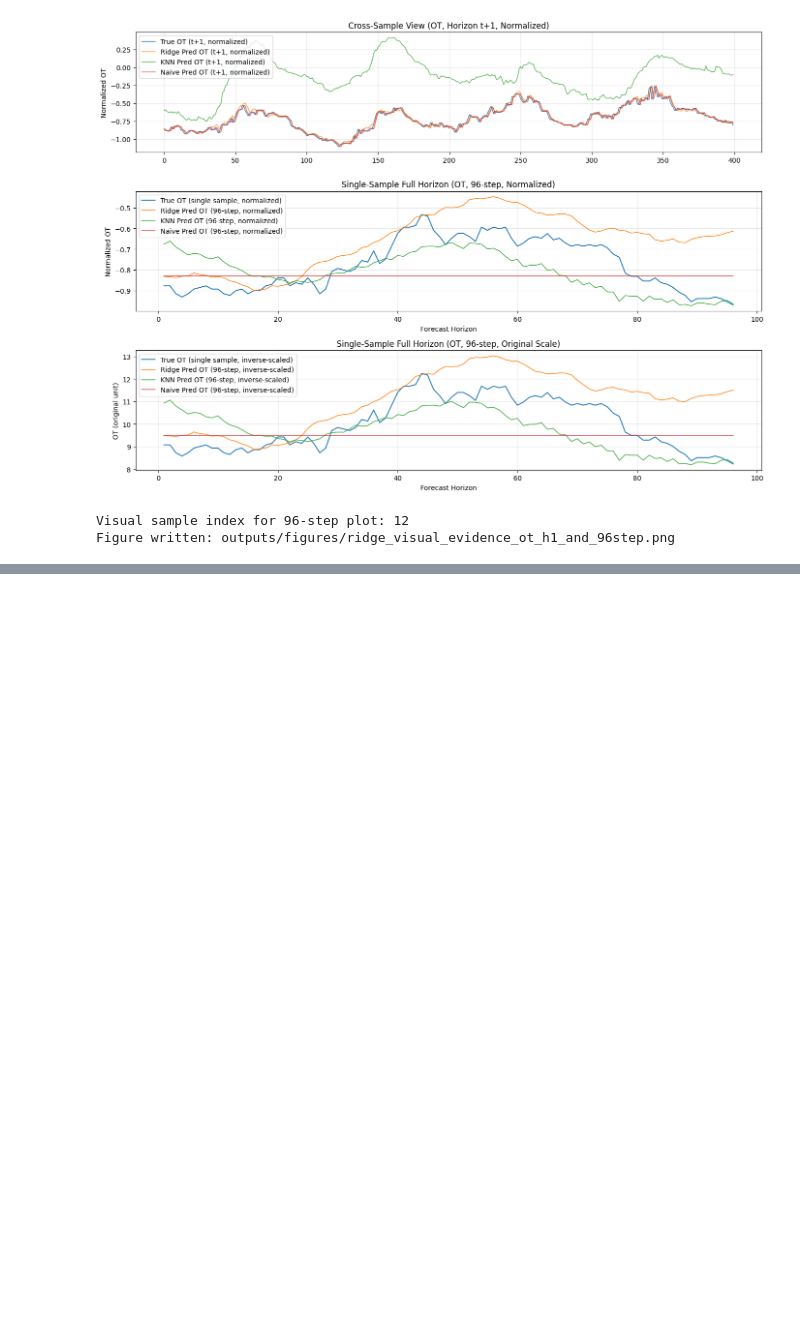
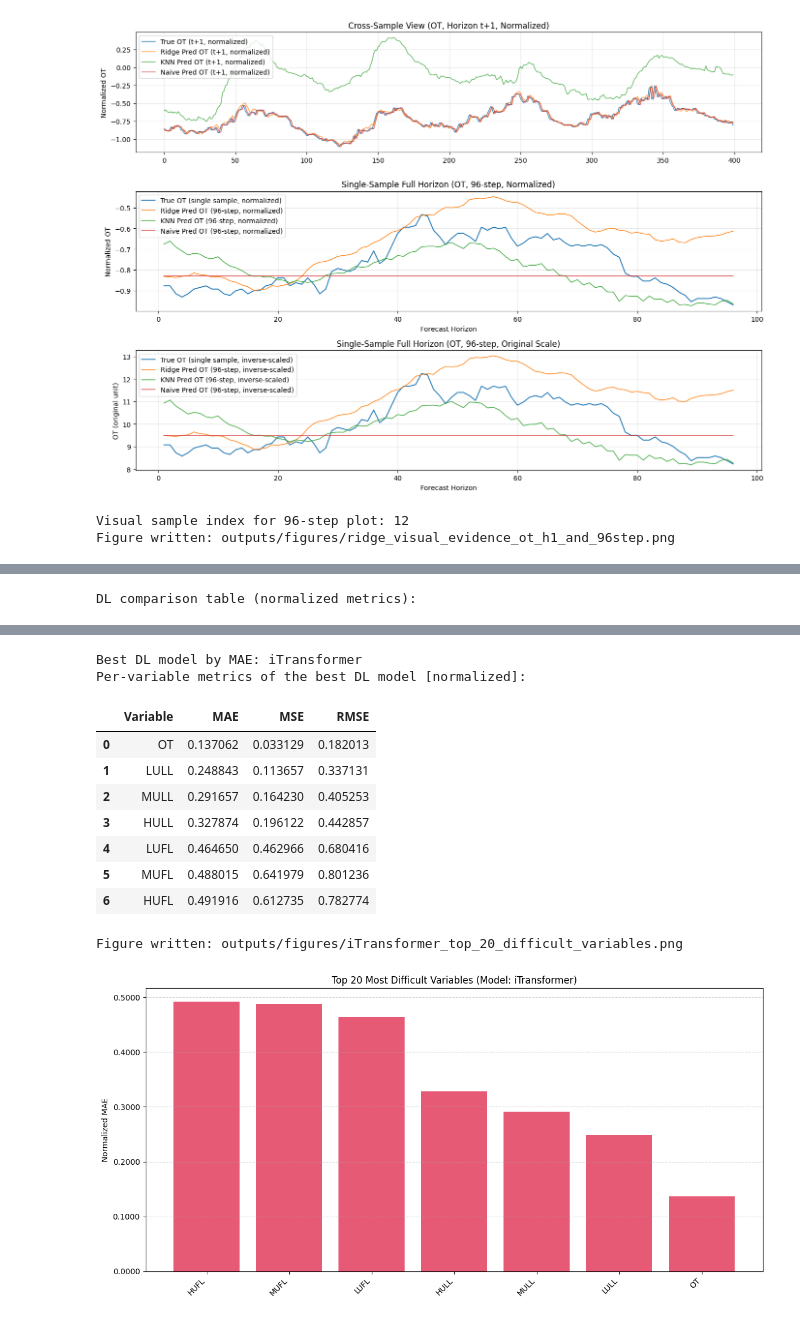
Before and after one commit to Zayne-Feng/ETTm-Forecasting, a Jupyter notebook: ettm1_end_to_end.ipynb, the cells around one changed output, grey strips where cells are left out. Saved outputs shown, nothing was run; the diff lists cells and outputs as text; code cells hidden in the pictures; blank space fills up the shorter version.

Commit message:
feat(notebook): Implement multi-model DL forecasting pipeline with automated hyperparameter tuning

```diff
--- a/ettm1_end_to_end.ipynb
+++ b/ettm1_end_to_end.ipynb
@@ -1562,0 +3671,40 @@ Figure written: outputs/figures/ridge_visual_evidence_ot_h1_and_96step.png
+# %%
+# Compile DL results into a comparison table, identify the best model by MAE, and display per-variable metrics for the best model.
+
+dl_result_df = pd.DataFrame(results)
+compare_models = list(active_dl_models) + ['Naive']
+dl_result_df = dl_result_df[dl_result_df['Model'].isin(compare_models)].copy()
+dl_result_df = dl_result_df.sort_values(['MAE', 'MSE']).reset_index(drop=True)
+if 'Naive' in dl_result_df['Model'].values:
+    naive_mae = dl_result_df.loc[dl_result_df['Model'] == 'Naive', 'MAE'].values[0]
+    dl_result_df['SkillScore_MAE (%)'] = (1 - dl_result_df['MAE'] / naive_mae) * 100
+
+if len(dl_result_df) == 0:
+    print('No DL results found.')
+else:
+    print('DL comparison table (normalized metrics):')
+    display(dl_result_df.reindex(columns=['Model', 'MAE', 'MSE', 'RMSE', 'TrainTimeSec', 'LatencyMeanMs', 'LatencyP95Ms', 'SkillScore_MAE (%)']).dropna(axis=1, how='all'))
+    best_dl_model = dl_result_df.iloc[0]['Model']
+    print(f'Best DL model by MAE: {best_dl_model}')
+
+    if f"{best_dl_model}_M96" in per_variable_reports:
+        print('Per-variable metrics of the best DL model [normalized]:')
+        display(per_variable_reports[f"{best_dl_model}_M96"]['normalized'])
+
+        pv_df = per_variable_reports[f"{best_dl_model}_M96"]['normalized']
+        top_n = 20
+        plot_df = pv_df.sort_values('MAE', ascending=False).head(top_n)
+
+        plt.figure(figsize=(12, 6))
+        plt.bar(plot_df['Variable'], plot_df['MAE'], color='crimson', alpha=0.7)
+        plt.xticks(rotation=45, ha='right')
+        plt.gca().yaxis.set_major_formatter(plt.FormatStrFormatter('%.4f'))
+        plt.title(f'Top {top_n} Most Difficult Variables (Model: {best_dl_model})')
+        plt.ylabel('Normalized MAE')
+        plt.grid(axis='y', linestyle='--', alpha=0.6)
+        plt.tight_layout()
+        plt.savefig(out_path('figures', f'{best_dl_model}_top_{top_n}_difficult_variables.png'), dpi=150)
+        print(f'Figure written: outputs/figures/{best_dl_model}_top_{top_n}_difficult_variables.png')
+        plt.show()
+# %% [output]
+DL comparison table (normalized metrics):
@@ -1562,0 +3720,12 @@ Figure written: outputs/figures/ridge_visual_evidence_ot_h1_and_96step.png
+Best DL model by MAE: iTransformer
+Per-variable metrics of the best DL model [normalized]:
+|  | Variable | MAE | MSE | RMSE |
+| 0 | OT | 0.137062 | 0.033129 | 0.182013 |
+| 1 | LULL | 0.248843 | 0.113657 | 0.337131 |
+| 2 | MULL | 0.291657 | 0.164230 | 0.405253 |
+| 3 | HULL | 0.327874 | 0.196122 | 0.442857 |
+| 4 | LUFL | 0.464650 | 0.462966 | 0.680416 |
+| 5 | MUFL | 0.488015 | 0.641979 | 0.801236 |
+| 6 | HUFL | 0.491916 | 0.612735 | 0.782774 |
+Figure written: outputs/figures/iTransformer_top_20_difficult_variables.png
+[figure, added]
```
Also changed, not shown: parts of 22 cells of this notebook, 11 other files.
